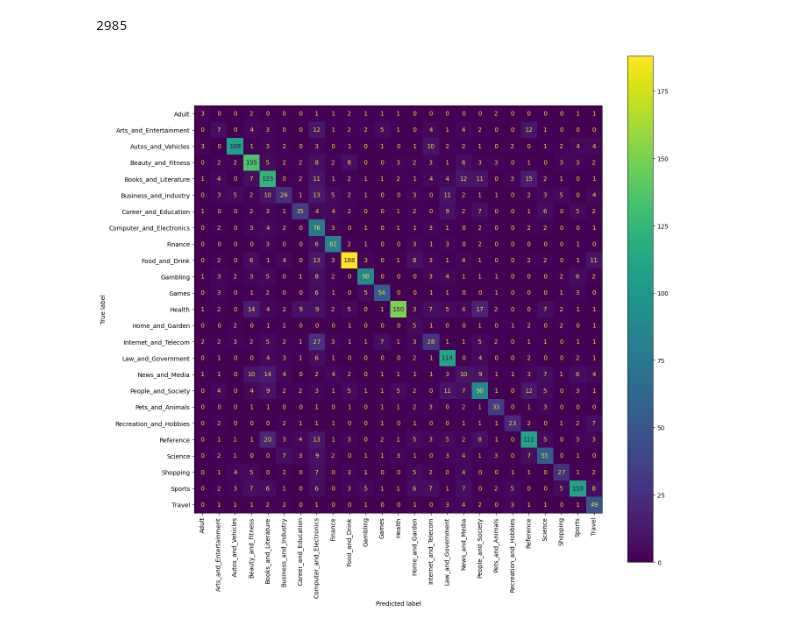
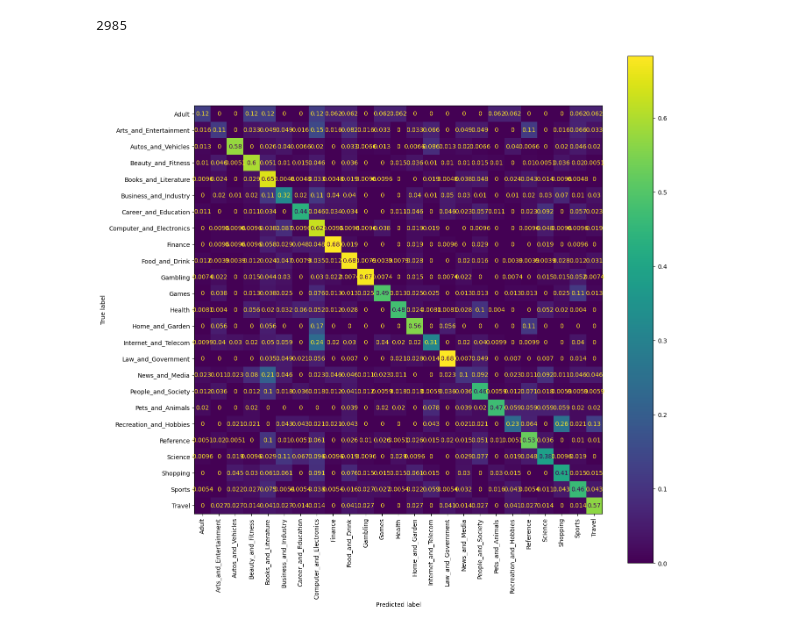
Before and after one commit to thomashilger67/Web-classification, a Jupyter notebook: website_categorization_custom/naive_bay (another copy).ipynb, the cells around one changed output. Cells and saved outputs as stored; diff of their text form; code cells hidden in the pictures.

```diff
--- a/website_categorization_custom/naive_bay (another copy).ipynb
+++ b/website_categorization_custom/naive_bay (another copy).ipynb
@@ -1,4 +3,4 @@
 # %%
 import pandas as pd
 # %%
-df = pd.read_csv("/home/ensai/imatag/website_categorization_custom/categorization/Datasets/Feature_dataset_2023-02-09_ORIGINAL.csv")
+df = pd.read_csv("/home/ensai/imatag/website_categorization_custom/categorization/Datasets/URL Classification.csv")
@@ -169,5 +201,5 @@ plt.show()
 data_tokens = [' '.join(row['tokens']) for index,row in X.iterrows()]
 # %%
 from sklearn.feature_extraction.text import CountVectorizer
-matrix = CountVectorizer(max_features=20000)
-X_custom = matrix.fit_transform(data_tokens).toarray()
+matrix = CountVectorizer(max_features=20000, max_df=0.8)
+X_custom = matrix.fit_transform(data_tokens)
@@ -174,4 +215,4 @@ X_custom = matrix.fit_transform(data_tokens).toarray()
 # %%
-X_train, X_test, y_train, y_test = train_test_split(X_custom, Y, random_state=42)
+X_train, X_test, y_train, y_test = train_test_split(X_custom, Y, random_state=42, stratify=Y)
 # %%
 #y = [data[i]['class'] for i in range(len(data))]
@@ -200,8 +219,8 @@ dtype: int64
 # %%
 from sklearn.naive_bayes import GaussianNB, MultinomialNB
-from sklearn.metrics import balanced_accuracy_score
-classifier = MultinomialNB()
-classifier.fit(X_train, y_train)
+from sklearn.metrics import balanced_accuracy_score, f1_score
+classifier = MultinomialNB(alpha=0.1)
+classifier.fit(X_train, y_train, sample_weight=)
 
 #Predict Class
 y_pred_custom = classifier.predict(X_test)
@@ -220,19 +407,19 @@ len(X_test)
 # %%
 from sklearn import metrics
 import matplotlib.pyplot as plt
 import numpy
 
 confusion_matrix = metrics.confusion_matrix(y_test, y_pred_custom)
 
-cm_display = metrics.ConfusionMatrixDisplay.from_predictions(y_test, y_pred_custom,xticks_rotation='vertical')
+cm_display = metrics.ConfusionMatrixDisplay.from_predictions(y_test, y_pred_custom,xticks_rotation='vertical', normalize = 'true')
 
 fig = cm_display.ax_.get_figure()
 fig.set_figwidth(15)
 fig.set_figheight(15)
 
 plt.show()
 # %% [output]
-[figure, old version]
+[figure, new version]
 # %%
 from sklearn import metrics
 import matplotlib.pyplot as plt
```
Also changed, not shown: parts of 75 cells of this notebook, 3 other files.
